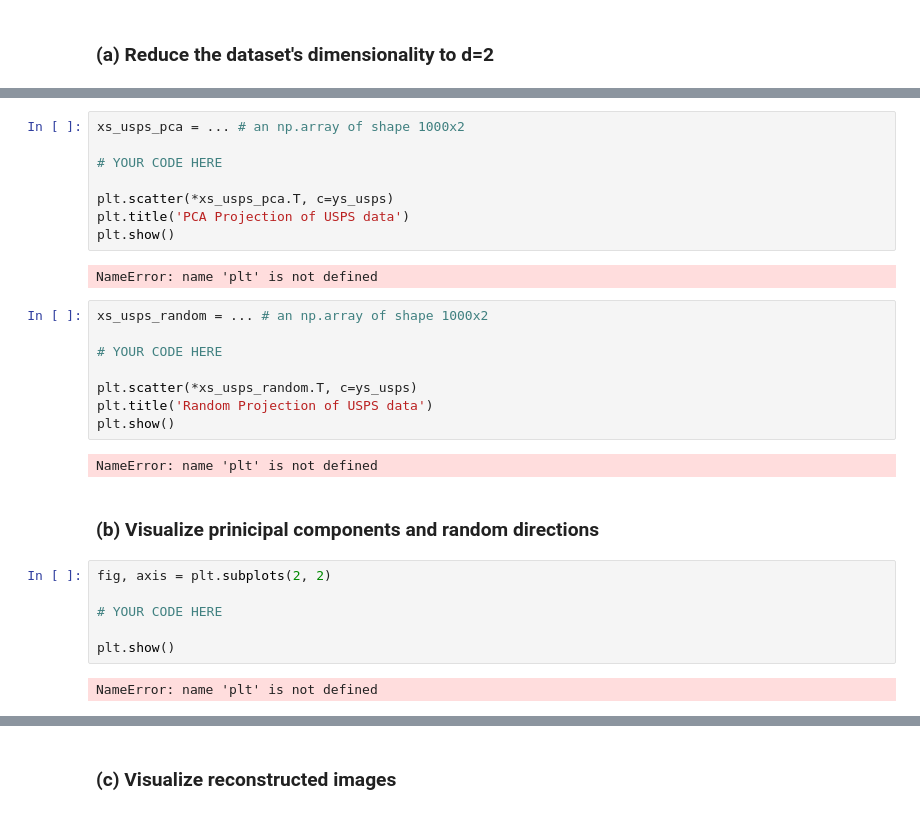
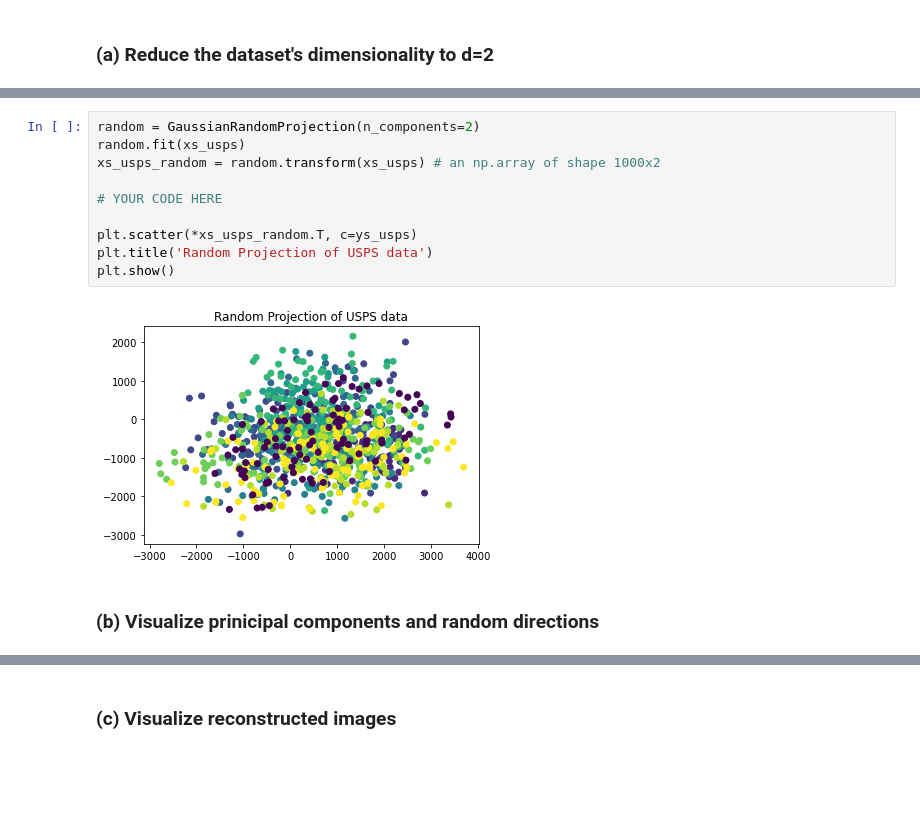
Before and after one commit to Zleander/SML_Exercises, a Jupyter notebook: Ex09/Assignment9.ipynb, the cells around one changed output, grey strips where cells are left out. Drawn from its saved outputs; the diff is of its cells as text; blank space fills up the shorter version.

```diff
--- a/Ex09/Assignment9.ipynb
+++ b/Ex09/Assignment9.ipynb
@@ -66,30 +76,14 @@ xs_usps.shape, ys_usps.shape
 # %%
-xs_usps_pca = ... # an np.array of shape 1000x2
+random = GaussianRandomProjection(n_components=2)
+random.fit(xs_usps)
+xs_usps_random = random.transform(xs_usps) # an np.array of shape 1000x2
 
 # YOUR CODE HERE
 
-plt.scatter(*xs_usps_pca.T, c=ys_usps)
-plt.title('PCA Projection of USPS data')
+plt.scatter(*xs_usps_random.T, c=ys_usps)
+plt.title('Random Projection of USPS data')
 plt.show()
 # %% [output]
-NameError: name 'plt' is not defined
+[figure, added]
-# %%
-xs_usps_random = ... # an np.array of shape 1000x2
-
-# YOUR CODE HERE
-
-plt.scatter(*xs_usps_random.T, c=ys_usps)
-plt.title('Random Projection of USPS data')
-plt.show()
-# %% [output]
-NameError: name 'plt' is not defined
 # %% [markdown]
 ### (b) Visualize prinicipal components and random directions
-# %%
-fig, axis = plt.subplots(2, 2)
-
-# YOUR CODE HERE
-
-plt.show()
-# %% [output]
-NameError: name 'plt' is not defined
```
Also changed, not shown: parts of 5 cells of this notebook.
